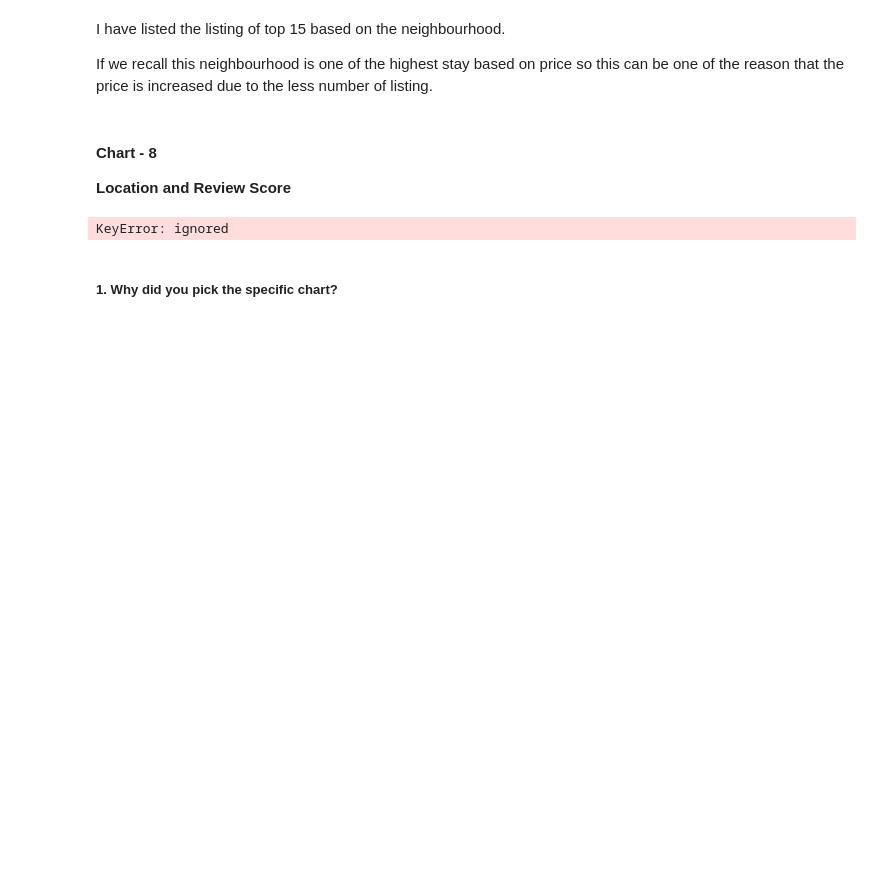
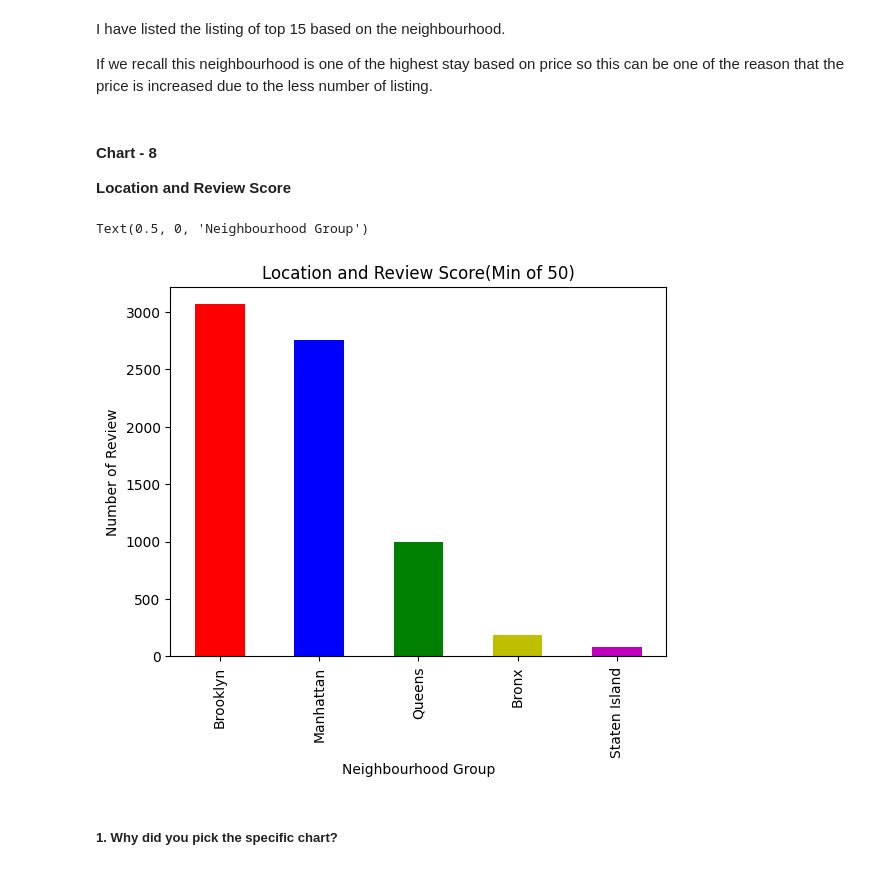
Before and after one commit to samee-faq/airbnb_eda_project, a Jupyter notebook: Sameera's_Airbnb_Bookings_Analysis_Capstone_Project_EDA.ipynb, the cells around one changed output. Cells and saved outputs as stored; diff of their text form; code cells hidden in the pictures; blank space fills up the shorter version.

Commit message:
with heat map and join plot solve the problem statement

```diff
--- a/Sameera's_Airbnb_Bookings_Analysis_Capstone_Project_EDA.ipynb
+++ b/Sameera's_Airbnb_Bookings_Analysis_Capstone_Project_EDA.ipynb
@@ -623,12 +624,11 @@ if we increase the availability the price will  also surely increases so its gon
 **Most number of locality listed**
 # %%
 # Chart - 7 visualization code
-Airbnb_df = Airbnb_df.groupby('neighbourhood')[['neighbourhood','host_name']].agg(['count']
+df = Airbnb_df.groupby('neighbourhood')[['neighbourhood','host_name']].agg(['count']
                                                                    )['host_name'].sort_values(by='count',ascending=False).rename(index=str,columns={'Count':'Listing Count'})
 
-
-Airbnb_df.head(15).plot(kind='bar')
-Airbnb_df.head(15)
+df.head(15).plot(kind='bar')
+df.head(15)
 # %% [output]
 |  | count |
 | neighbourhood |  |
@@ -669,15 +669,16 @@ If we recall this neighbourhood is one of the highest stay based on price so thi
 **Location and Review Score**
 # %%
 # Chart - 8 visualization code
-review_50 = Airbnb_df[Airbnb_df['number_of_reviews']>=50]
+review_50 =Airbnb_df.loc[Airbnb_df['number_of_reviews']>=50]
 Airbnb_df2 = review_50['neighbourhood_group'].value_counts()
 
 Airbnb_df2.plot(kind= 'bar' , color=['r','b','g','y','m'])
 plt.title('Location and Review Score(Min of 50)')
 plt.ylabel('Number of Review')
 plt.xlabel('Neighbourhood Group')
 # %% [output]
-KeyError: ignored
+Text(0.5, 0, 'Neighbourhood Group')
+[figure, added]
 # %% [markdown]
 ##### 1. Why did you pick the specific chart?
 # %% [markdown]
```
Also changed, not shown: parts of 42 cells of this notebook.
